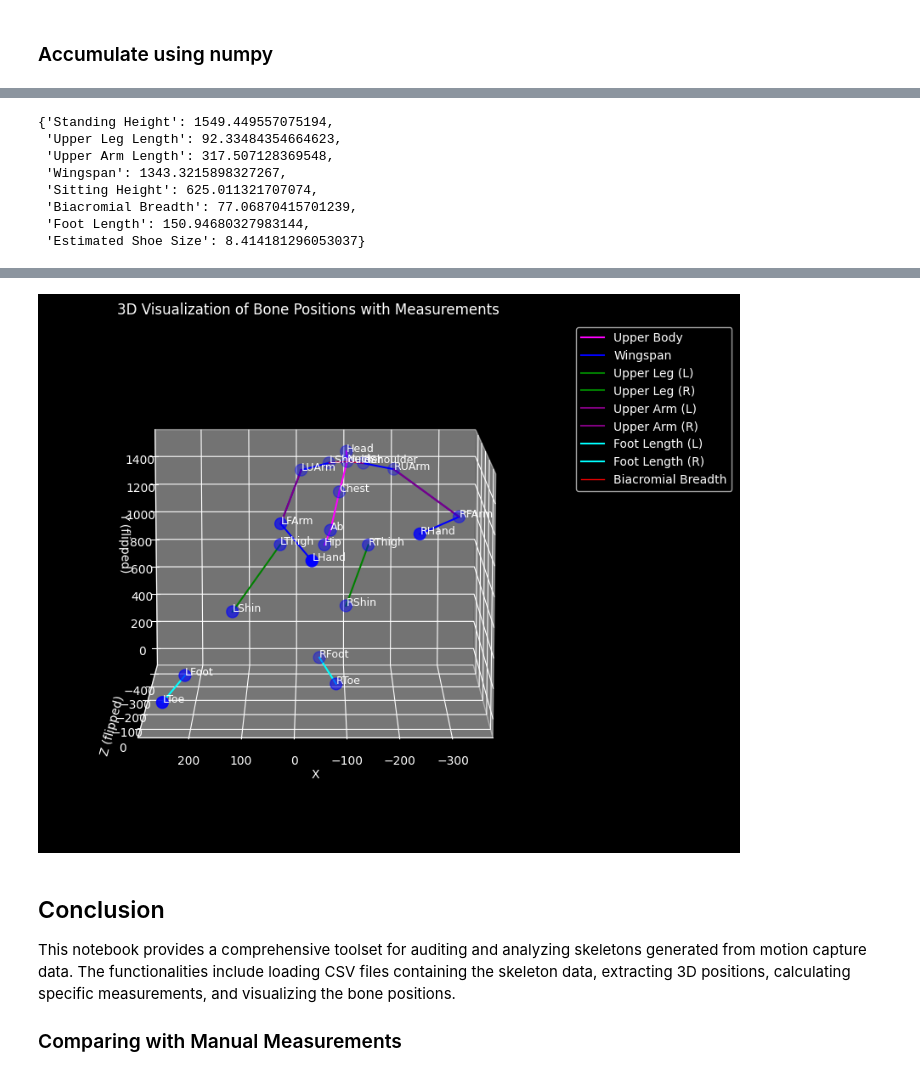
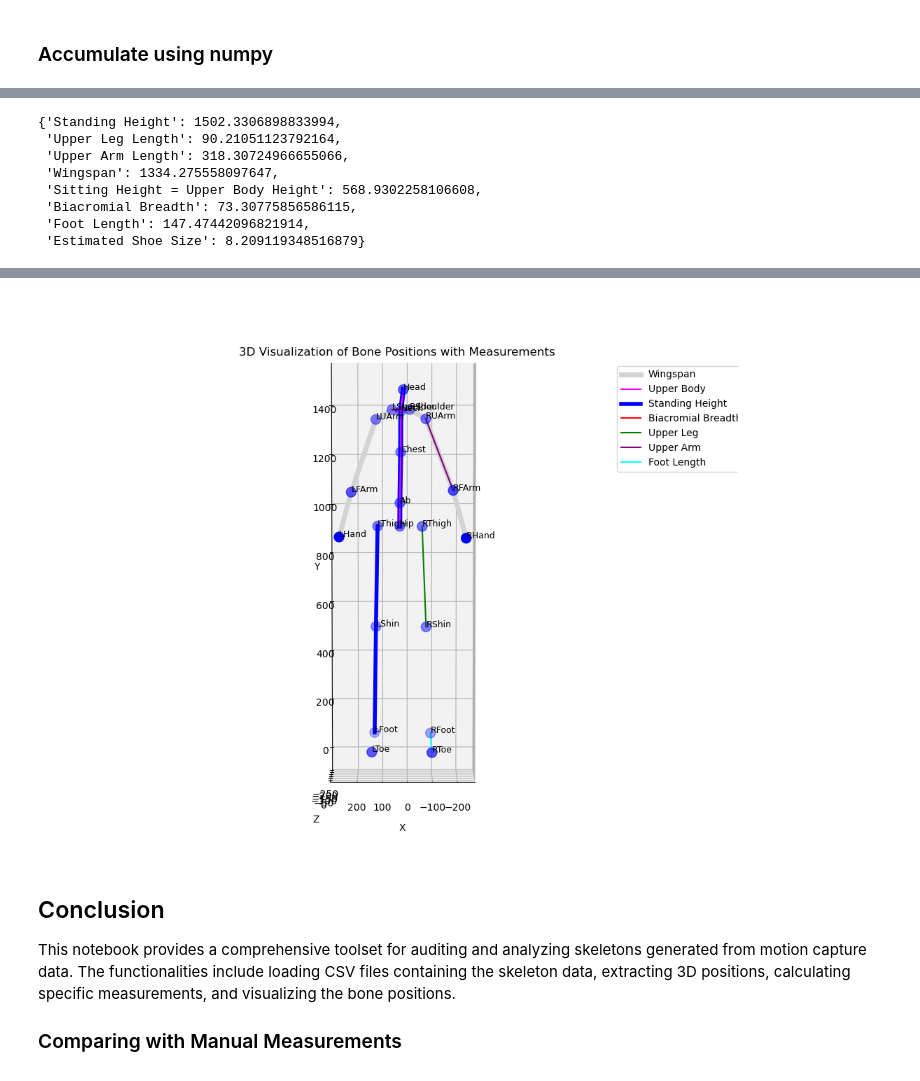
Before and after one commit to HaukeCornell/Audit_Skeletons, a Jupyter notebook: skeleton_measurements.ipynb, the cells around one changed output, grey strips where cells are left out. Cells and saved outputs as stored; diff of their text form; code cells hidden in the pictures.

Commit message:
Updates visualization

```diff
--- a/skeleton_measurements.ipynb
+++ b/skeleton_measurements.ipynb
@@ -28,4 +30,6 @@ Let's start by loading the CSV files and extracting the relevant data.
 # %%
+%matplotlib ipympl
+
 # Importing required libraries
 import csv
 
@@ -52,7 +56,7 @@ def extract_bone_data(file_path):
     return bone_names, frames_data
 
 # Path to the CSV file containing the skeleton data
-file_path = "Test_Data/0-10/M-SMC-06262023-01.csv"  # Update this path
+file_path = "Test_Data/0-10/M-SMC-06262023-03.csv"  # Update this path
 
 # Extracting bone names and position data
 bone_names, frames_data = extract_bone_data(file_path)
@@ -602,15 +614,16 @@ skeleton_identifier = bone_names[0].split(":")[0]
 # Plotting the bone positions and measurements for the first frame
 calculate_measurements(frames_data[0], bone_names)
 # %% [output]
-{'Standing Height': 1549.449557075194,
- 'Upper Leg Length': 92.33484354664623,
- 'Upper Arm Length': 317.507128369548,
- 'Wingspan': 1343.3215898327267,
- 'Sitting Height': 625.011321707074,
- 'Biacromial Breadth': 77.06870415701239,
- 'Foot Length': 150.94680327983144,
- 'Estimated Shoe Size': 8.414181296053037}
+{'Standing Height': 1502.3306898833994,
+ 'Upper Leg Length': 90.21051123792164,
+ 'Upper Arm Length': 318.30724966655066,
+ 'Wingspan': 1334.275558097647,
+ 'Sitting Height = Upper Body Height': 568.9302258106608,
+ 'Biacromial Breadth': 73.30775856586115,
+ 'Foot Length': 147.47442096821914,
+ 'Estimated Shoe Size': 8.209119348516879}
 # %%
+%matplotlib widget
 def calculate_distance(p1, p2):
     # Helper function to calculate distance between two points
     return ((p1[0]-p2[0])**2 + (p1[1]-p2[1])**2 + (p1[2]-p2[2])**2) ** 0.5
@@ -639,6 +652,11 @@ def plot_full_measurements(frame_positions, bone_names):
         f"{skeleton_identifier}:RUArm",
         f"{skeleton_identifier}:RFArm",
         f"{skeleton_identifier}:RHand"
+    ]
+    leg_bones_L = [
+        f"{skeleton_identifier}:LThigh",
+        f"{skeleton_identifier}:LShin",
+        f"{skeleton_identifier}:LFoot"
     ]
     upper_leg_bones_L = [
         f"{skeleton_identifier}:LThigh",
@@ -672,21 +690,23 @@ def plot_full_measurements(frame_positions, bone_names):
         f"{skeleton_identifier}:RShoulder",
     ]
 
+
     # Grouping for iteration
-    measurement_groups = [
-        (upper_body_bones, "magenta", "Upper Body", 1.5),
-        (wingspan_bones_L + wingspan_bones_R, "blue", "Wingspan", 1.5),
-        (upper_leg_bones_L, "green", "Upper Leg (L)", 1.5),
-        (upper_leg_bones_R, "green", "Upper Leg (R)", 1.5),
-        (upper_arm_bones_L, "purple", "Upper Arm (L)", 1.5),
-        (upper_arm_bones_R, "purple", "Upper Arm (R)", 1.5),
-        (foot_bones_L, "cyan", "Foot Length (L)", 1.5),
-        (foot_bones_R, "cyan", "Foot Length (R)", 1.5)
+    continuous_measurements = [
+        (wingspan_bones_L + wingspan_bones_R, "lightgrey", "Wingspan", 5.0),
+        (upper_body_bones, "blue", "Upper Body", 5.0),
+        (leg_bones_L, "blue", "Standing Height", 4.0)
     ]
 
-    continuous_measurements = [
-        # (upper_body_bones + upper_leg_bones_L, "green", "Standing Height", 1.0),
-        (biacromial_breadth_bones, "red", "Biacromial Breadth", 1.0)
+    measurement_groups = [
+        (biacromial_breadth_bones, "red", "Biacromial Breadth", 1.5),
+        (upper_body_bones, "magenta", "Upper Body", 1.5),
+        # (upper_leg_bones_L, "green", "Upper Leg", 1.5),
+        (upper_leg_bones_R, "green", "Upper Leg", 1.5),
+        # (upper_arm_bones_L, "purple", "Upper Arm", 1.5),
+        (upper_arm_bones_R, "purple", "Upper Arm", 1.5),
+        # (foot_bones_L, "cyan", "Foot Length", 1.5),
+        (foot_bones_R, "cyan", "Foot Length", 1.5)
     ]
 
     # Extracting the X, Y, Z coordinates
@@ -703,13 +723,16 @@ def plot_full_measurements(frame_positions, bone_names):
         ax.text(x_values[i], y_values[i], z_values[i], bone_name.split(":")[-1], fontsize=9)
 
 
-        # Draw Measurements
-    for bones, color, label, lw in measurement_groups + continuous_measurements:
-        for b1, b2 in zip(bones[:-1], bones[1:]):
-            ax.plot([frame_positions[bone_names.index(b1)][0], frame_positions[bone_names.index(b2)][0]],
-                    [frame_positions[bone_names.index(b1)][2], frame_positions[bone_names.index(b2)][2]],
-                    [frame_positions[bone_names.index(b1)][1], frame_positions[bone_names.index(b2)][1]],
-                    color=color, linewidth=lw, label=label)
+    # Draw Measurements
+    for bones, color, label, lw in  continuous_measurements + measurement_groups:
+            x, y, z = [], [], []
+            for bone in bones:
+                if bone in bone_names:
+                    idx = bone_names.index(bone)
+                    x.append(frame_positions[idx][0])
+                    y.append(frame_positions[idx][2])  # Flipping Y and Z
+                    z.append(frame_positions[idx][1])  # Flipping Y and Z
+            ax.plot(x, y, z, color=color, linewidth=lw, label=label)
 
     # Handling duplicates in legend
     handles, labels = plt.gca().get_legend_handles_labels()
@@ -718,10 +741,11 @@ def plot_full_measurements(frame_positions, bone_names):
 
 
     # Labels and title
+    ax.set_aspect('equal')
     ax.set_xlabel('X')
-    ax.set_ylabel('Z (flipped)')
-    ax.set_zlabel('Y (flipped)')
-    ax.view_init(azim=90, elev=10)  # Rotate view and set a more frontal perspective
+    ax.set_ylabel('Z') #flipped
+    ax.set_zlabel('Y') #flipped
+    ax.view_init(azim=90, elev=5)  # Rotate view and set a more frontal perspective
     plt.title('3D Visualization of Bone Positions with Measurements')
     plt.show()
 
@@ -734,4 +759,4 @@ plot_full_measurements(frames_data[0], bone_names)
-[figure, old version]
+[figure, new version]
 # %% [markdown]
 ## Conclusion
 This notebook provides a comprehensive toolset for auditing and analyzing skeletons generated from motion capture data. The functionalities include loading CSV files containing the skeleton data, extracting 3D positions, calculating specific measurements, and visualizing the bone positions.
```
Also changed, not shown: parts of 11 cells of this notebook.
